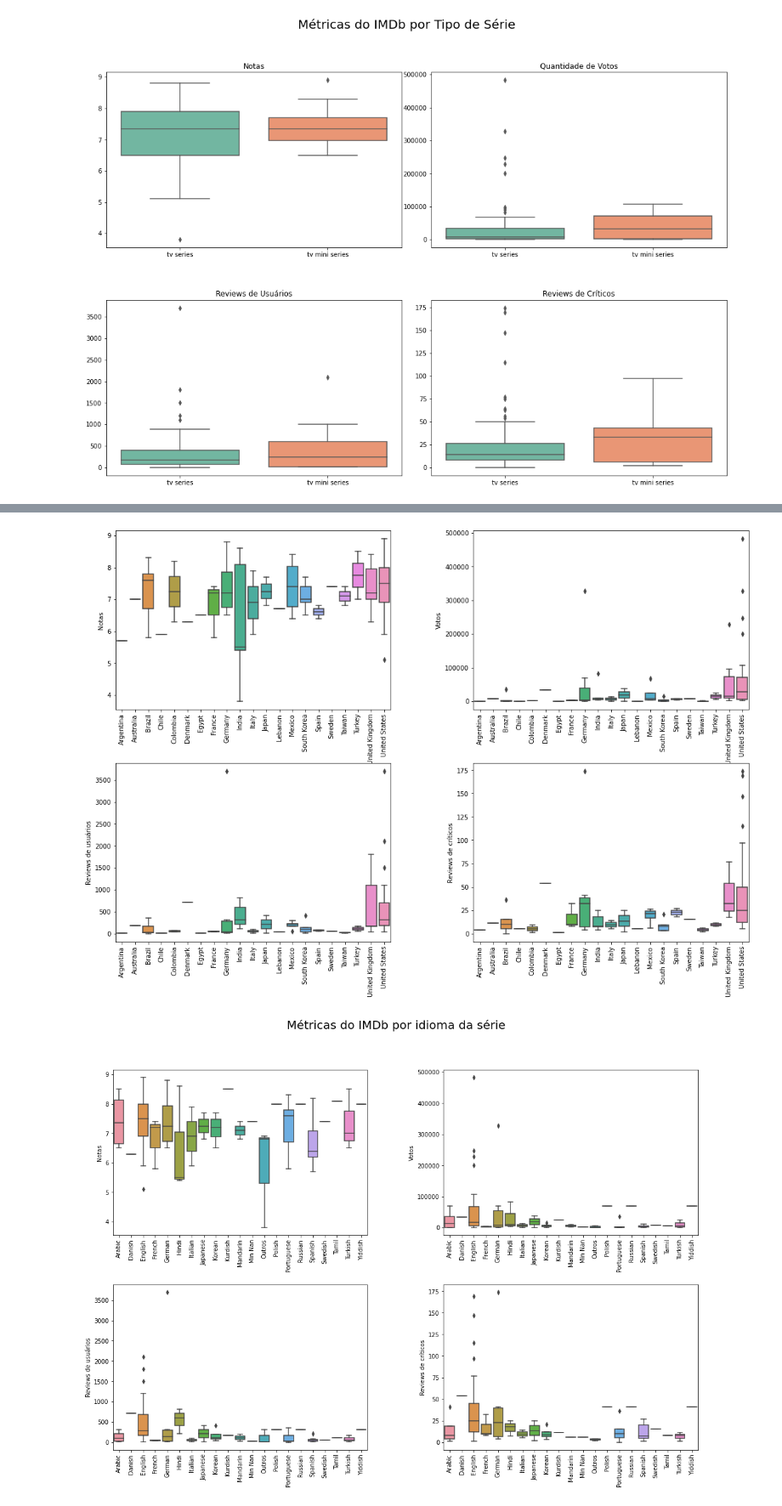
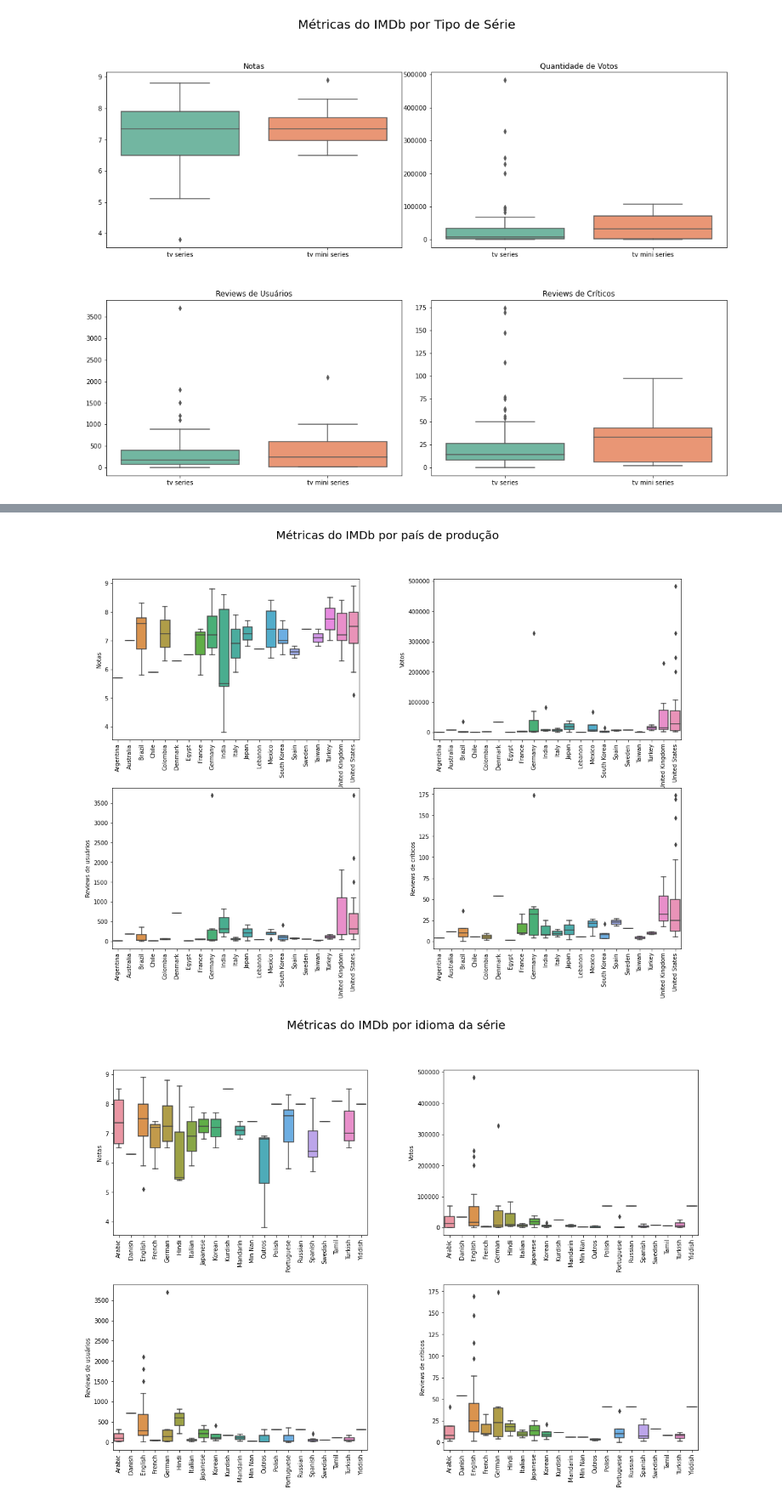
Before and after one commit to mariamaOlive/projeto-sidi-residencia, a Jupyter notebook: analise_exploratoria.ipynb, the cells around one changed output, grey strips where cells are left out. Shown at 85% size. Cells and saved outputs as stored; diff of their text form; code cells hidden in the pictures.

```diff
--- a/analise_exploratoria.ipynb
+++ b/analise_exploratoria.ipynb
@@ -798,33 +798,33 @@ axes[1,1].tick_params(axis = 'x', rotation = 90)
 # %%
 fig, axes = plt.subplots(2, 2, figsize=(18, 12), sharey=False)
-fig.suptitle('', fontsize = 20)
+fig.suptitle('Métricas do IMDb por país de produção', fontsize = 20)
 plt.subplots_adjust(hspace = .3, wspace = 0.3)
 
 sns.set_palette("Set2")
 pais_nota = getCountParam(dados, tipocount = "Nota", nome_col1 = 'Nota', nome_col2 = 'País', inicio = "Argentina", fim = "United States")
 sns.boxplot(ax = axes[0,0], x = 'País', y = 'Nota', data = pais_nota)
 axes[0,0].set(ylabel='Notas', xlabel=None, title = None)
 axes[0,0].tick_params(axis = 'x', rotation = 90)
 
 
 pais_votos = getCountParam(dados, tipocount = "Votos", nome_col1 = 'Votos', nome_col2 = 'País', inicio = "Argentina", fim = "United States")
 sns.boxplot(ax = axes[0,1], x = 'País', y = 'Votos', data = pais_votos)
 axes[0,1].set(ylabel='Votos', xlabel=None, title =None)
 axes[0,1].tick_params(axis = 'x', rotation = 90)
 
 
 pais_user = getCountParam(dados, tipocount = "user_reviews", nome_col1 = 'user_reviews', nome_col2 = 'País', inicio = "Argentina", fim = "United States")
 sns.boxplot(ax=axes[1,0], x = 'País', y = 'user_reviews', data = pais_user)
 axes[1,0].set(ylabel='Reviews de usuários', xlabel=None, title = None)
 axes[1,0].tick_params(axis = 'x', rotation = 90)
 
 
 pais_critic = getCountParam(dados, tipocount = "critic_reviews", nome_col1 = 'critic_reviews', nome_col2 = 'País', inicio = "Argentina", fim = "United States")
 sns.boxplot(ax=axes[1,1], x = 'País', y = 'critic_reviews', data = pais_critic)
 axes[1,1].set(ylabel='Reviews de críticos', xlabel=None, title = None)
 axes[1,1].tick_params(axis = 'x', rotation = 90)
 # %% [output]
-[figure, old version]
+[figure, new version]
 # %%
 inicio = "Arabic"
 fim = "Yiddish"
```
Also changed, not shown: parts of 1 cell of this notebook.
